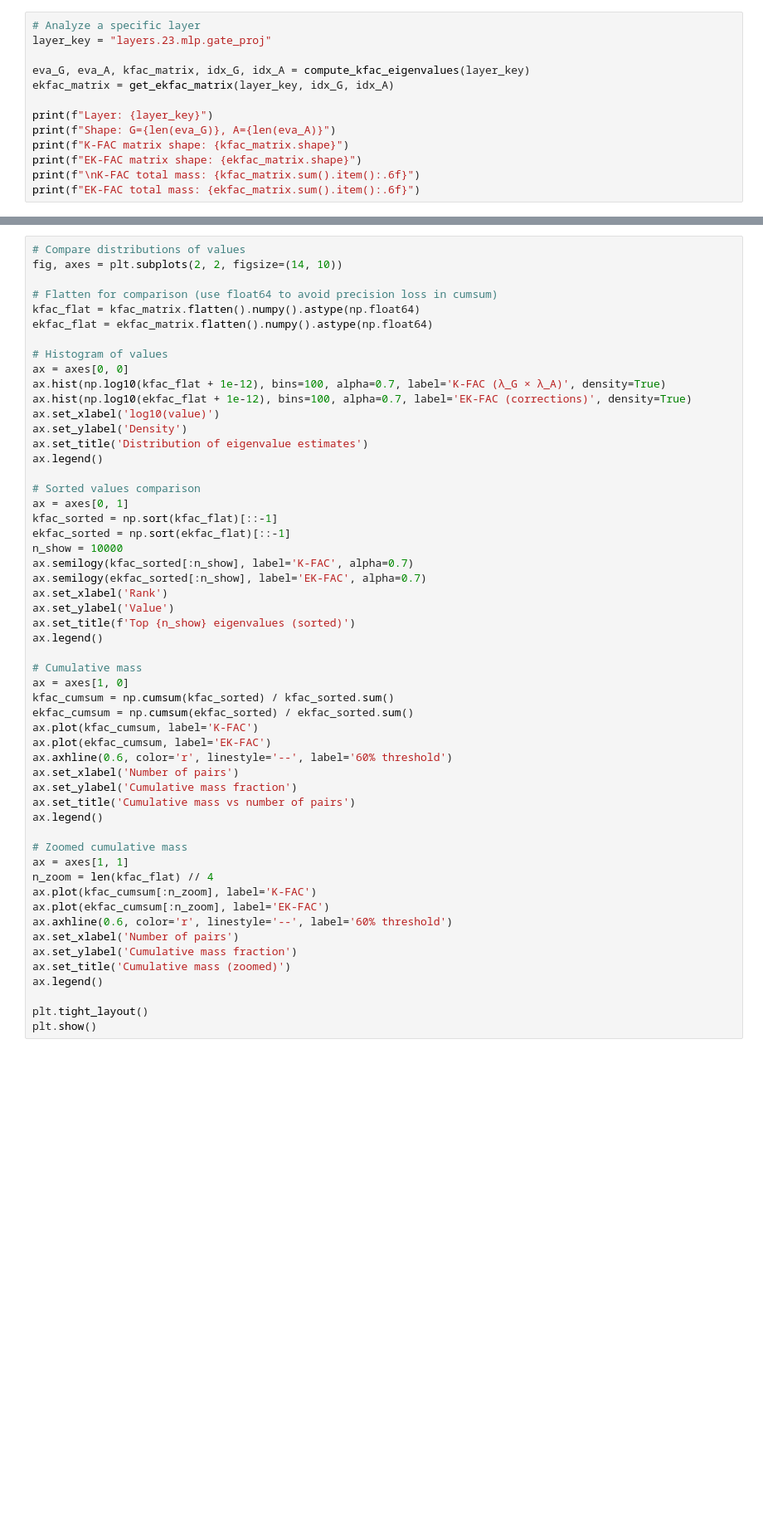
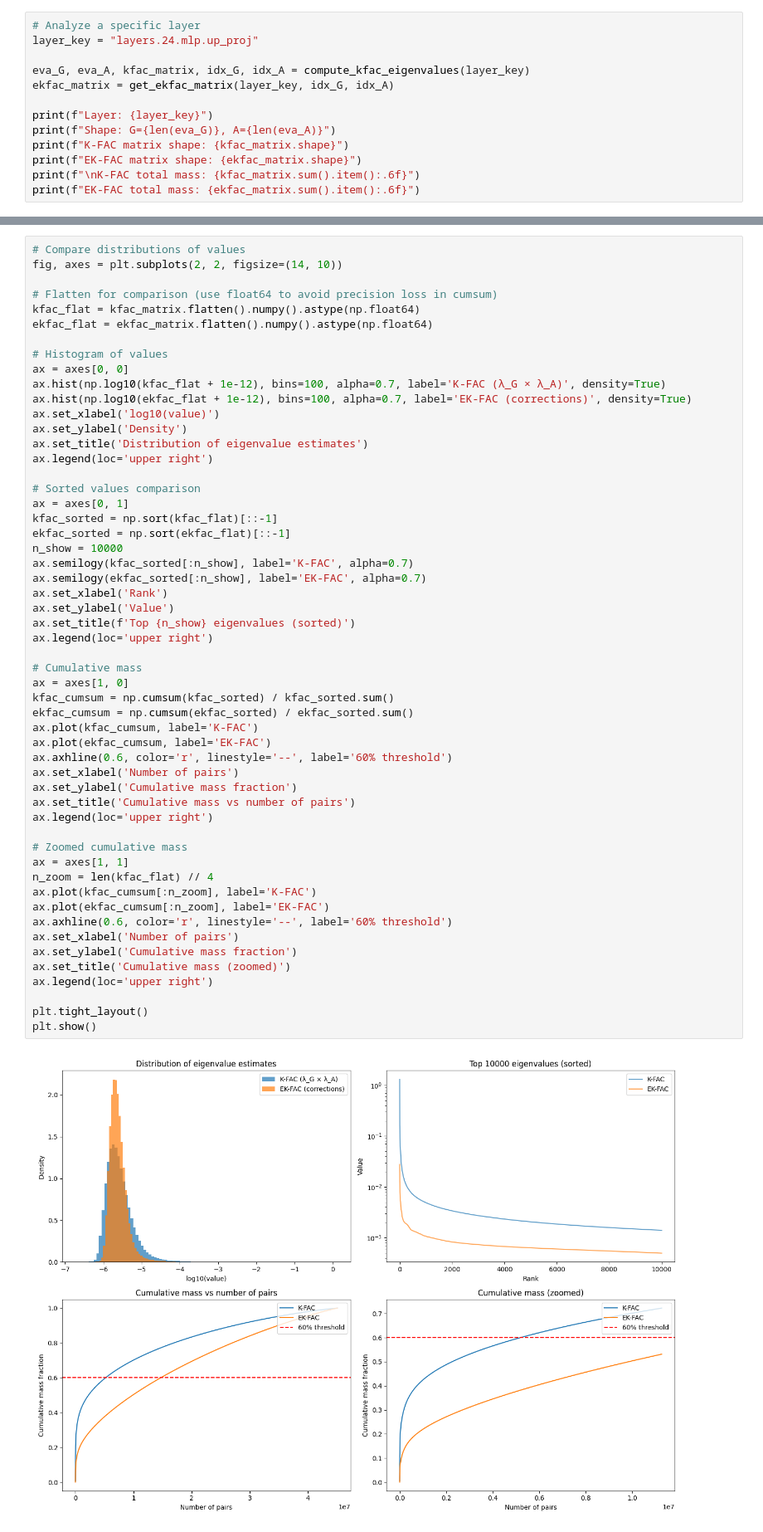
Before and after one commit to smarter/bergson, a Jupyter notebook: memorization_kfac/notebooks/eigenvalue_comparison.ipynb, the cells around one changed output, grey strips where cells are left out. Shown at 83% size. Saved outputs shown, nothing was run; the diff lists cells and outputs as text; blank space fills up the shorter version.

```diff
--- a/memorization_kfac/notebooks/eigenvalue_comparison.ipynb
+++ b/memorization_kfac/notebooks/eigenvalue_comparison.ipynb
@@ -98,7 +107,7 @@ def get_ekfac_matrix(layer_key: str, idx_G, idx_A):
     return corr
 # %%
 # Analyze a specific layer
-layer_key = "layers.23.mlp.gate_proj"
+layer_key = "layers.24.mlp.up_proj"
 
 eva_G, eva_A, kfac_matrix, idx_G, idx_A = compute_kfac_eigenvalues(layer_key)
 ekfac_matrix = get_ekfac_matrix(layer_key, idx_G, idx_A)
@@ -124,7 +192,7 @@ ax.hist(np.log10(ekfac_flat + 1e-12), bins=100, alpha=0.7, label='EK-FAC (correc
 ax.set_xlabel('log10(value)')
 ax.set_ylabel('Density')
 ax.set_title('Distribution of eigenvalue estimates')
-ax.legend()
+ax.legend(loc='upper right')
 
 # Sorted values comparison
 ax = axes[0, 1]
@@ -133,36 +201,38 @@ ekfac_sorted = np.sort(ekfac_flat)[::-1]
 n_show = 10000
 ax.semilogy(kfac_sorted[:n_show], label='K-FAC', alpha=0.7)
 ax.semilogy(ekfac_sorted[:n_show], label='EK-FAC', alpha=0.7)
 ax.set_xlabel('Rank')
 ax.set_ylabel('Value')
 ax.set_title(f'Top {n_show} eigenvalues (sorted)')
-ax.legend()
+ax.legend(loc='upper right')
 
 # Cumulative mass
 ax = axes[1, 0]
 kfac_cumsum = np.cumsum(kfac_sorted) / kfac_sorted.sum()
 ekfac_cumsum = np.cumsum(ekfac_sorted) / ekfac_sorted.sum()
 ax.plot(kfac_cumsum, label='K-FAC')
 ax.plot(ekfac_cumsum, label='EK-FAC')
 ax.axhline(0.6, color='r', linestyle='--', label='60% threshold')
 ax.set_xlabel('Number of pairs')
 ax.set_ylabel('Cumulative mass fraction')
 ax.set_title('Cumulative mass vs number of pairs')
-ax.legend()
+ax.legend(loc='upper right')
 
 # Zoomed cumulative mass
 ax = axes[1, 1]
 n_zoom = len(kfac_flat) // 4
 ax.plot(kfac_cumsum[:n_zoom], label='K-FAC')
 ax.plot(ekfac_cumsum[:n_zoom], label='EK-FAC')
 ax.axhline(0.6, color='r', linestyle='--', label='60% threshold')
 ax.set_xlabel('Number of pairs')
 ax.set_ylabel('Cumulative mass fraction')
 ax.set_title('Cumulative mass (zoomed)')
-ax.legend()
+ax.legend(loc='upper right')
 
 plt.tight_layout()
 plt.show()
+# %% [output]
+[figure, added]
 # %%
 # Count pairs needed for different mass thresholds
 thresholds = [0.5, 0.6, 0.7, 0.8, 0.9, 0.95]
```
Also changed, not shown: parts of 16 cells of this notebook.
